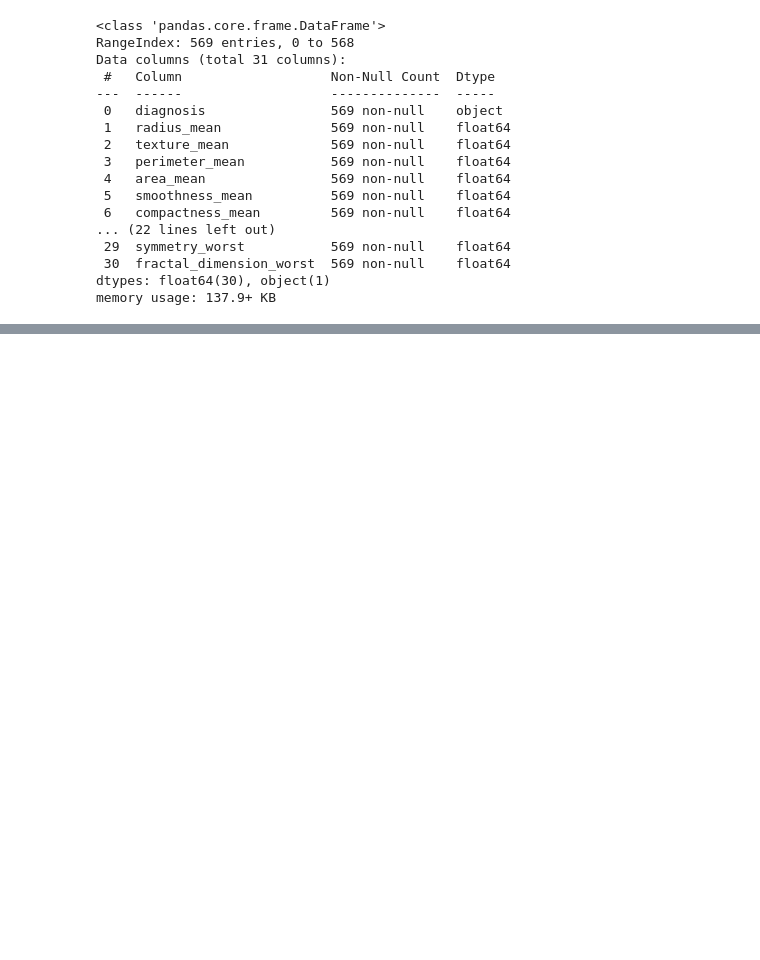
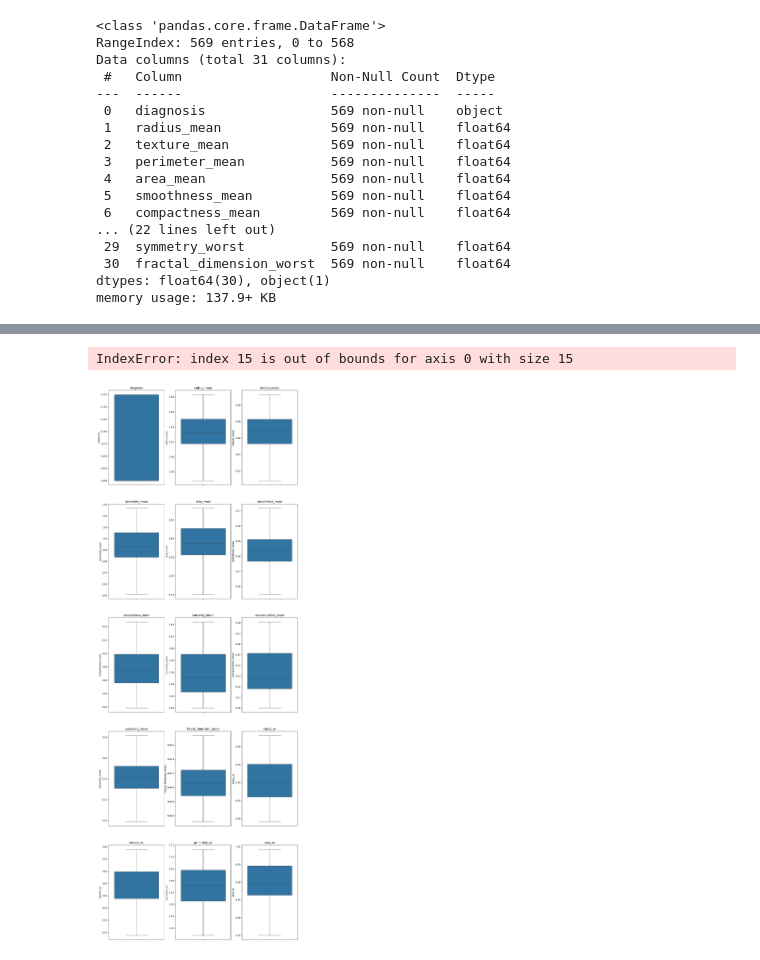
Before and after one commit to sucxay/Disease-predictor, a Jupyter notebook: notebooks/breast_Cancer.ipynb, the cells around one changed output, grey strips where cells are left out. Cells and saved outputs as stored; diff of their text form; code cells hidden in the pictures; blank space fills up the shorter version.

```diff
--- a/notebooks/breast_Cancer.ipynb
+++ b/notebooks/breast_Cancer.ipynb
@@ -98 +93,18 @@ df.describe()
 8 rows × 31 columns
+# %%
+import math
+cols = df.columns
+n = len(cols)
+rows = math.ceil(n/3)
+fig ,axes = plt.subplots(nrows = 5 , ncols =3 , figsize = (15,rows*4))
+
+axes = axes.flatten()
+for i , col in enumerate(cols):
+    sns.boxplot(df[col],ax =axes[i])
+    axes[i].set_title(col)
+
+plt.tight_layout()
+plt.show()
+# %% [output]
+IndexError: index 15 is out of bounds for axis 0 with size 15
+[figure, added]
```
Also changed, not shown: parts of 25 cells of this notebook, 3 other files.
